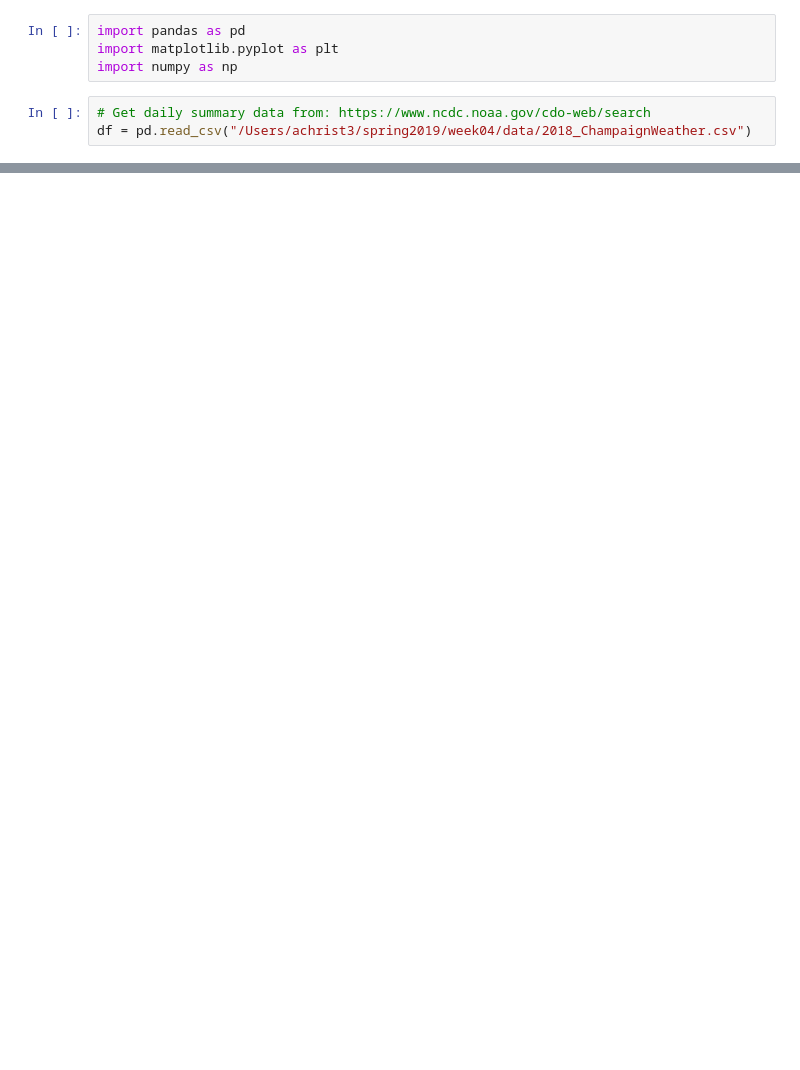
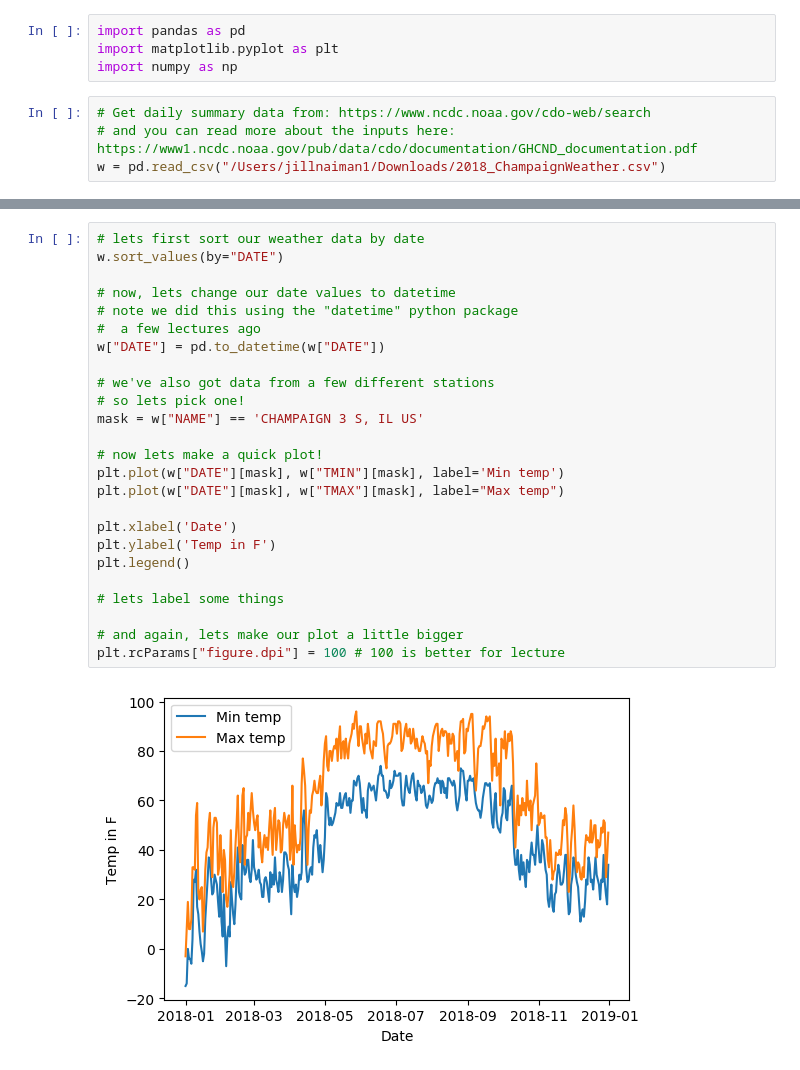
Before and after one commit to UIUC-iSchool-DataViz/spring2019online, a Jupyter notebook: week04/_notes_class04.ipynb, the cells around one changed output, grey strips where cells are left out. Drawn from its saved outputs; the diff is of its cells as text; blank space fills up the shorter version.

```diff
--- a/week04/_notes_class04.ipynb
+++ b/week04/_notes_class04.ipynb
@@ -6,4 +7,5 @@ import matplotlib.pyplot as plt
 import numpy as np
 # %%
 # Get daily summary data from: https://www.ncdc.noaa.gov/cdo-web/search
-df = pd.read_csv("/Users/achrist3/spring2019/week04/data/2018_ChampaignWeather.csv")
+# and you can read more about the inputs here: https://www1.ncdc.noaa.gov/pub/data/cdo/documentation/GHCND_documentation.pdf
+w = pd.read_csv("/Users/jillnaiman1/Downloads/2018_ChampaignWeather.csv")
@@ -38,0 +33,27 @@ plt.plot(df["DATE"], df["TMAX"])
+# %%
+# lets first sort our weather data by date
+w.sort_values(by="DATE")
+
+# now, lets change our date values to datetime
+# note we did this using the "datetime" python package
+#  a few lectures ago
+w["DATE"] = pd.to_datetime(w["DATE"])
+
+# we've also got data from a few different stations
+# so lets pick one!
+mask = w["NAME"] == 'CHAMPAIGN 3 S, IL US'
+
+# now lets make a quick plot!
+plt.plot(w["DATE"][mask], w["TMIN"][mask], label='Min temp')
+plt.plot(w["DATE"][mask], w["TMAX"][mask], label="Max temp")
+
+plt.xlabel('Date')
+plt.ylabel('Temp in F')
+plt.legend()
+
+# lets label some things
+
+# and again, lets make our plot a little bigger
+plt.rcParams["figure.dpi"] = 100 # 100 is better for lecture
+# %% [output]
+[figure, added]
```
Also changed, not shown: parts of 19 cells of this notebook, 12 other files.
